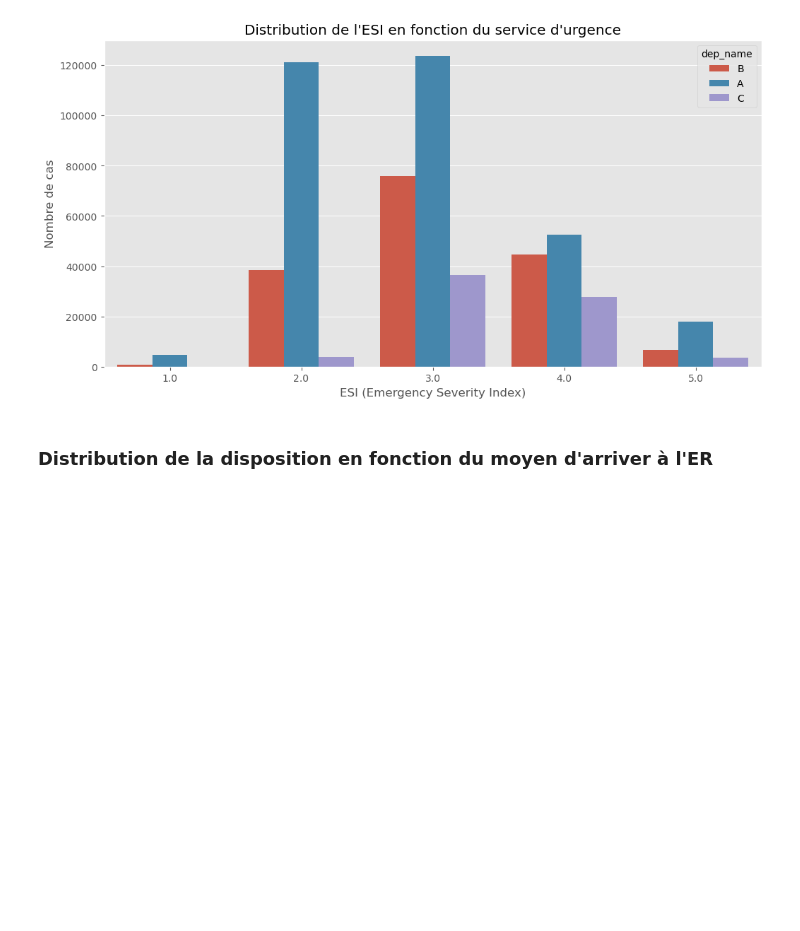
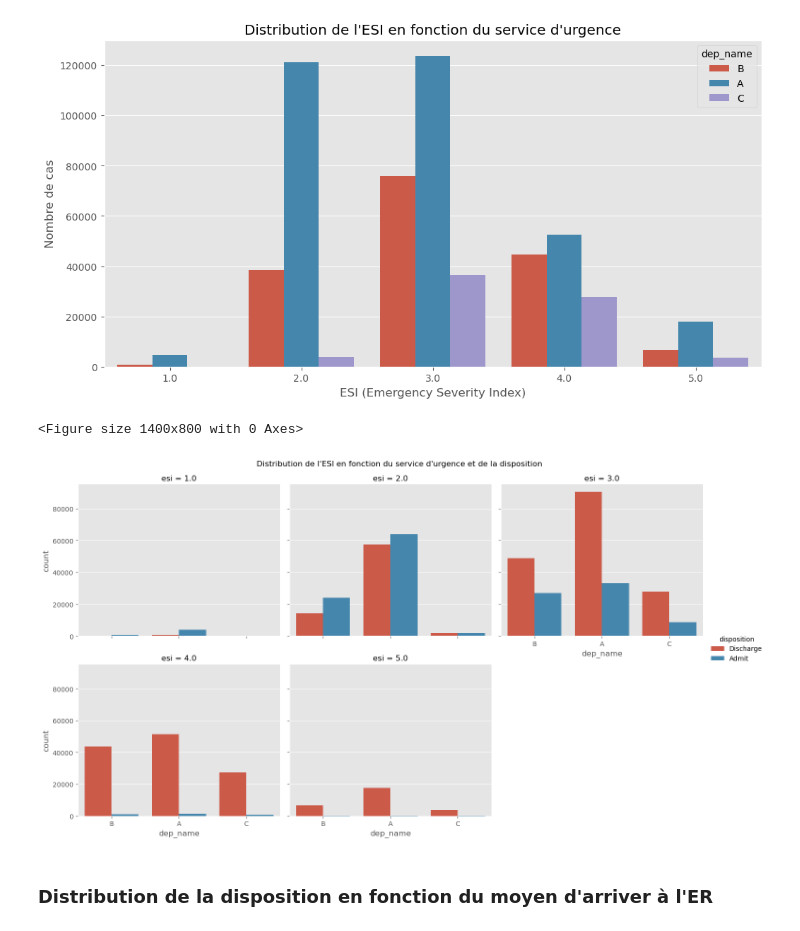
Before and after one commit to Mawbhe/Predicting-hospital-admission, a Jupyter notebook: main.ipynb, the cells around one changed output. Saved outputs shown, nothing was run; the diff lists cells and outputs as text; code cells hidden in the pictures; blank space fills up the shorter version.

```diff
--- a/main.ipynb
+++ b/main.ipynb
@@ -437,6 +437,15 @@ plt.ylabel('Nombre de cas')
 plt.show()
 # %% [output]
 [figure]
+# %%
+plt.figure(figsize=(14, 8))
+sns.catplot(x='dep_name', hue='disposition', col='esi', col_wrap=3,
+            data=trieval, kind='count', height=4, aspect=1.2)
+plt.suptitle('Distribution de l\'ESI en fonction du service d\'urgence et de la disposition', y=1.02)
+plt.show()
+# %% [output]
+<Figure size 1400x800 with 0 Axes>
+[figure, added]
 # %% [markdown]
 ### Distribution de la disposition en fonction du moyen d'arriver à l'ER
 # %% [markdown]
```
Also changed, not shown: parts of 20 cells of this notebook.
